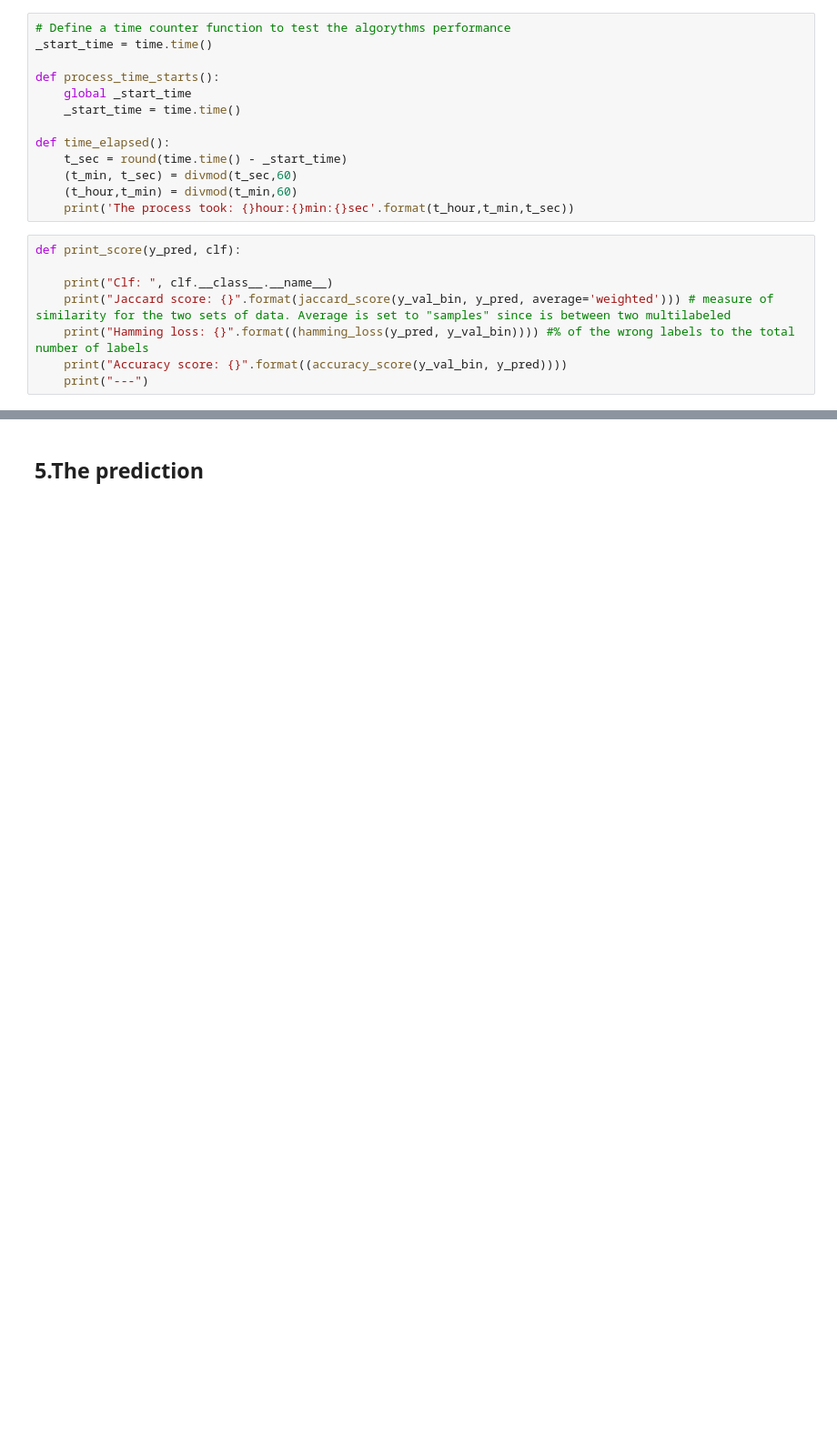
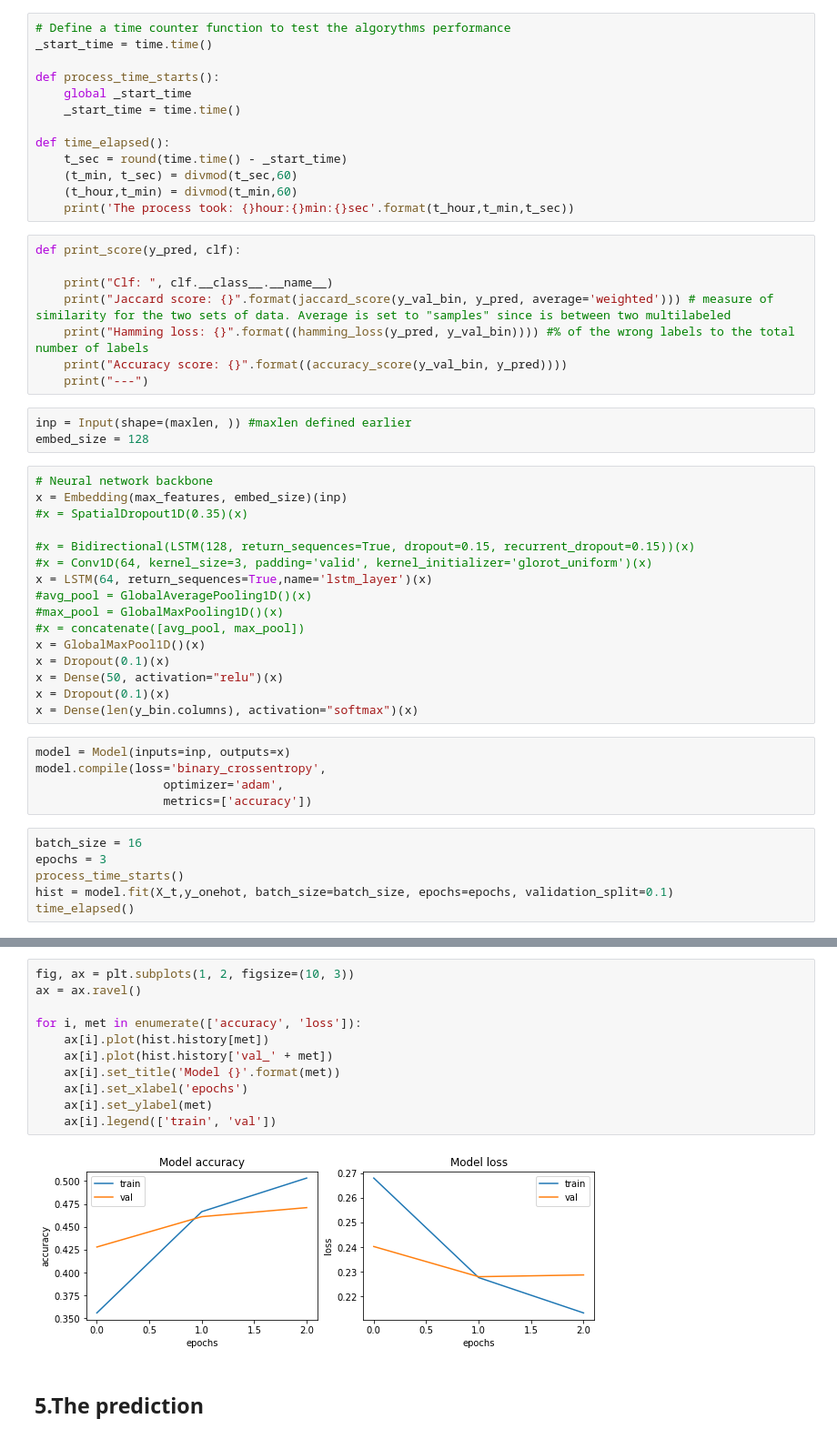
Before and after one commit to opsabarsec/NLP--film-genres-from-synopsis, a Jupyter notebook: Film_genres.ipynb, the cells around one changed output, grey strips where cells are left out. Shown at 91% size. Saved outputs shown, nothing was run; the diff lists cells and outputs as text; blank space fills up the shorter version.

Commit message:
Vanilla LSTM applied to NLP

```diff
--- a/Film_genres.ipynb
+++ b/Film_genres.ipynb
@@ -156,3 +177,33 @@ def print_score(y_pred, clf):
     print("Hamming loss: {}".format((hamming_loss(y_pred, y_val_bin)))) #% of the wrong labels to the total number of labels
     print("Accuracy score: {}".format((accuracy_score(y_val_bin, y_pred))))
     print("---")
+# %%
+inp = Input(shape=(maxlen, )) #maxlen defined earlier
+embed_size = 128
+# %%
+# Neural network backbone
+x = Embedding(max_features, embed_size)(inp)
+#x = SpatialDropout1D(0.35)(x)
+
+#x = Bidirectional(LSTM(128, return_sequences=True, dropout=0.15, recurrent_dropout=0.15))(x)
+#x = Conv1D(64, kernel_size=3, padding='valid', kernel_initializer='glorot_uniform')(x)
+x = LSTM(64, return_sequences=True,name='lstm_layer')(x)
+#avg_pool = GlobalAveragePooling1D()(x)
+#max_pool = GlobalMaxPooling1D()(x)
+#x = concatenate([avg_pool, max_pool])
+x = GlobalMaxPool1D()(x)
+x = Dropout(0.1)(x)
+x = Dense(50, activation="relu")(x)
+x = Dropout(0.1)(x)
+x = Dense(len(y_bin.columns), activation="softmax")(x)
+# %%
+model = Model(inputs=inp, outputs=x)
+model.compile(loss='binary_crossentropy',
+                  optimizer='adam',
+                  metrics=['accuracy'])
+# %%
+batch_size = 16
+epochs = 3
+process_time_starts()
+hist = model.fit(X_t,y_onehot, batch_size=batch_size, epochs=epochs, validation_split=0.1)
+time_elapsed()
@@ -159,2 +218,15 @@ def print_score(y_pred, clf):
+# %%
+fig, ax = plt.subplots(1, 2, figsize=(10, 3))
+ax = ax.ravel()
+
+for i, met in enumerate(['accuracy', 'loss']):
+    ax[i].plot(hist.history[met])
+    ax[i].plot(hist.history['val_' + met])
+    ax[i].set_title('Model {}'.format(met))
+    ax[i].set_xlabel('epochs')
+    ax[i].set_ylabel(met)
+    ax[i].legend(['train', 'val'])
+# %% [output]
+[figure, added]
 # %% [markdown]
 ## 5.The prediction
```
Also changed, not shown: parts of 26 cells of this notebook, 1 other file.
